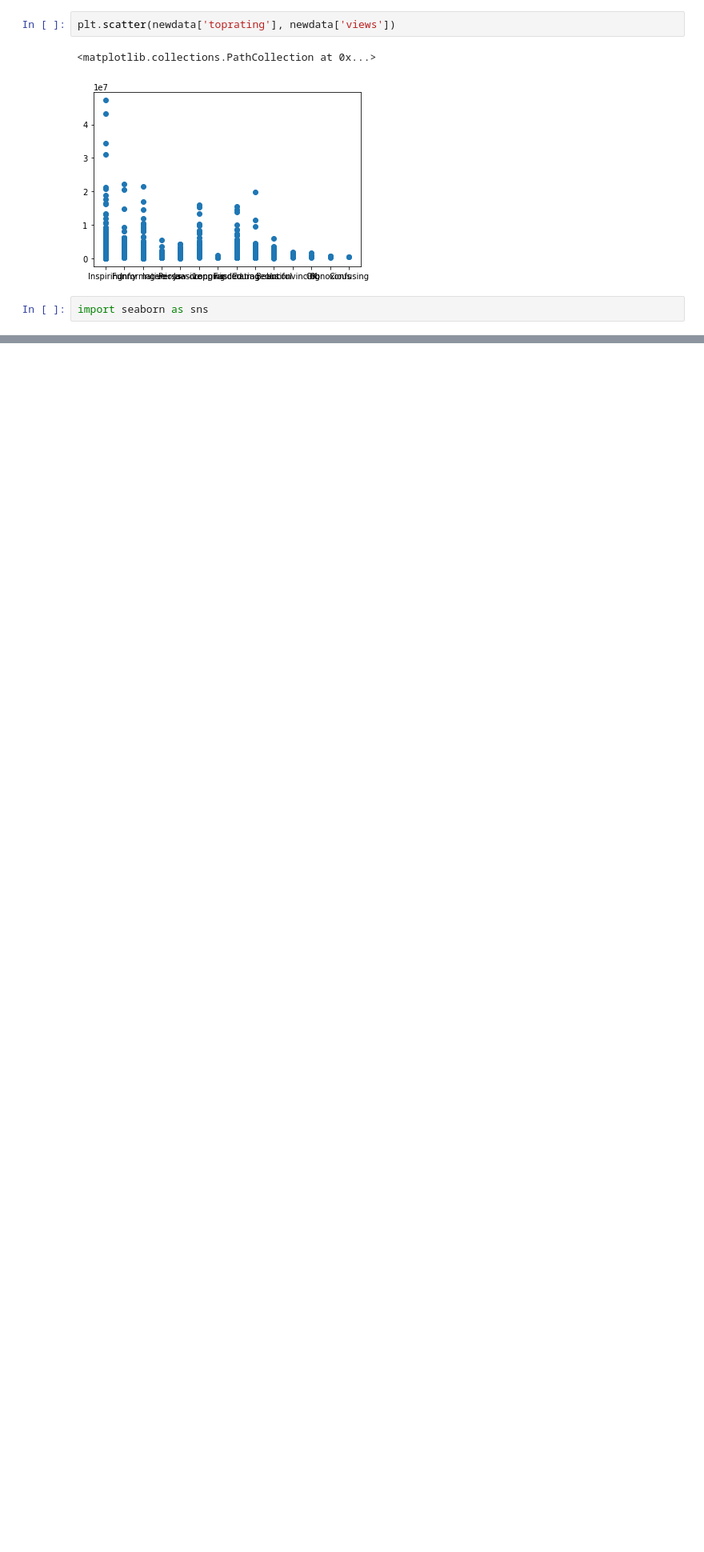
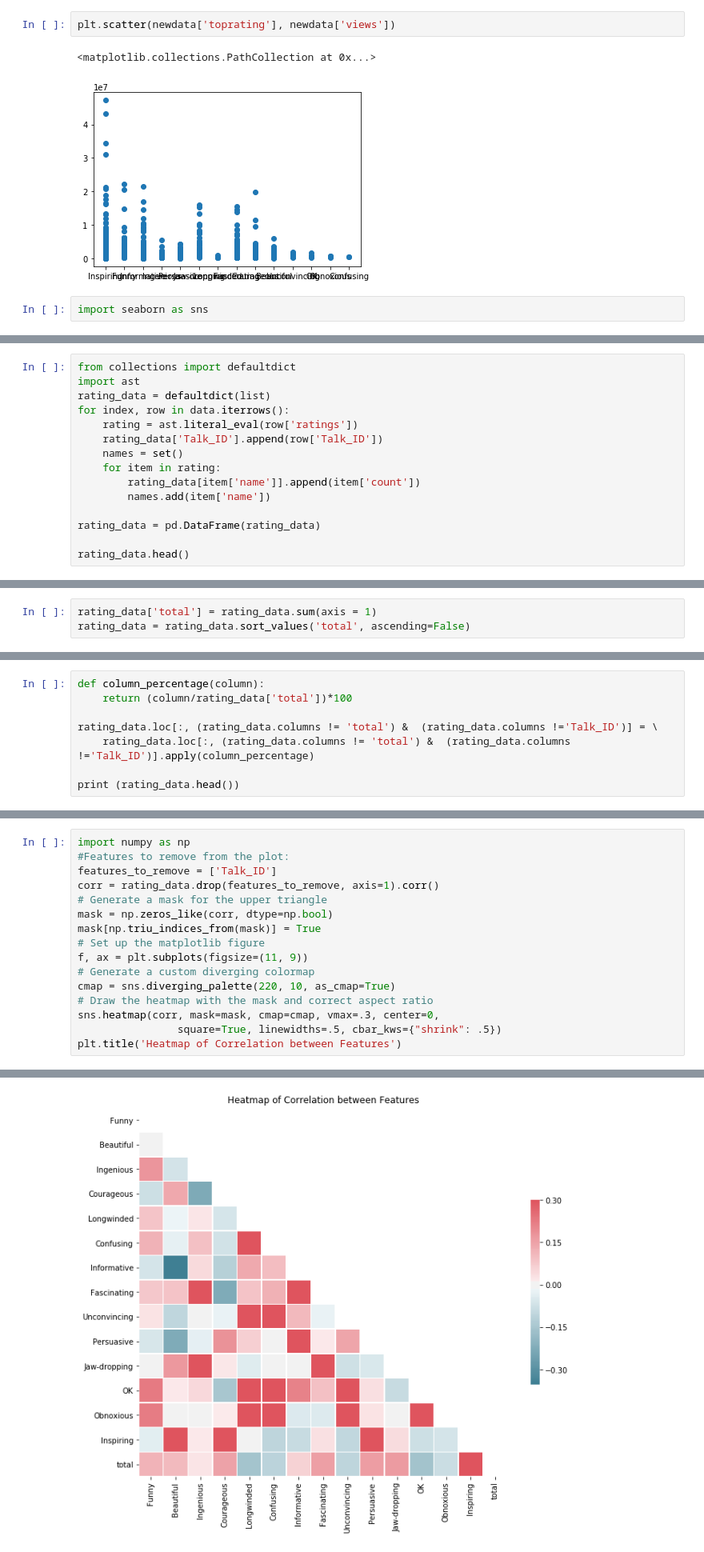
Before and after one commit to augustinechang1/TED-Talk-Prediction, a Jupyter notebook: RatingData.ipynb, the cells around one changed output, grey strips where cells are left out. Shown at 80% size. Drawn from its saved outputs; the diff is of its cells as text; blank space fills up the shorter version.

```diff
--- a/RatingData.ipynb
+++ b/RatingData.ipynb
@@ -150,0 +177,15 @@ plt.ylim((0,20000000))
+# %%
+from collections import defaultdict
+import ast
+rating_data = defaultdict(list)
+for index, row in data.iterrows():
+    rating = ast.literal_eval(row['ratings'])
+    rating_data['Talk_ID'].append(row['Talk_ID'])
+    names = set()
+    for item in rating:
+        rating_data[item['name']].append(item['count'])
+        names.add(item['name'])
+
+rating_data = pd.DataFrame(rating_data)
+
+rating_data.head()
@@ -150,0 +199,3 @@ plt.ylim((0,20000000))
+# %%
+rating_data['total'] = rating_data.sum(axis = 1)
+rating_data = rating_data.sort_values('total', ascending=False)
@@ -150,0 +211,8 @@ plt.ylim((0,20000000))
+# %%
+def column_percentage(column):
+    return (column/rating_data['total'])*100
+
+rating_data.loc[:, (rating_data.columns != 'total') &  (rating_data.columns !='Talk_ID')] = \
+    rating_data.loc[:, (rating_data.columns != 'total') &  (rating_data.columns !='Talk_ID')].apply(column_percentage)
+
+print (rating_data.head())
@@ -150,0 +302,17 @@ plt.ylim((0,20000000))
+# %%
+import numpy as np
+#Features to remove from the plot:
+features_to_remove = ['Talk_ID']
+corr = rating_data.drop(features_to_remove, axis=1).corr()
+# Generate a mask for the upper triangle
+mask = np.zeros_like(corr, dtype=np.bool)
+mask[np.triu_indices_from(mask)] = True
+# Set up the matplotlib figure
+f, ax = plt.subplots(figsize=(11, 9))
+# Generate a custom diverging colormap
+cmap = sns.diverging_palette(220, 10, as_cmap=True)
+# Draw the heatmap with the mask and correct aspect ratio
+sns.heatmap(corr, mask=mask, cmap=cmap, vmax=.3, center=0,
+                square=True, linewidths=.5, cbar_kws={"shrink": .5})
+plt.title('Heatmap of Correlation between Features')
+# %% [output]
@@ -150,0 +320 @@ plt.ylim((0,20000000))
+[figure, added]
```
Also changed, not shown: parts of 16 cells of this notebook.
